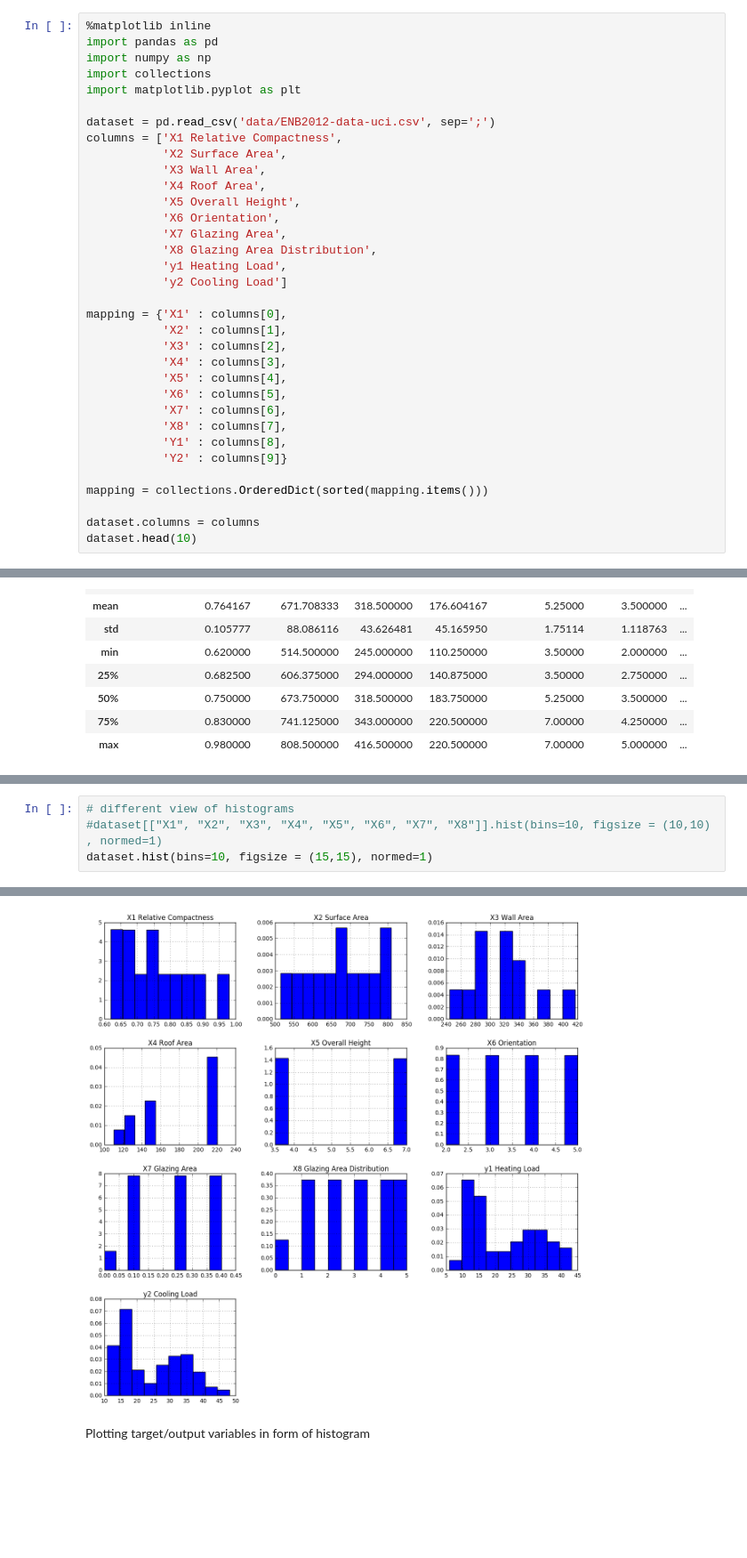
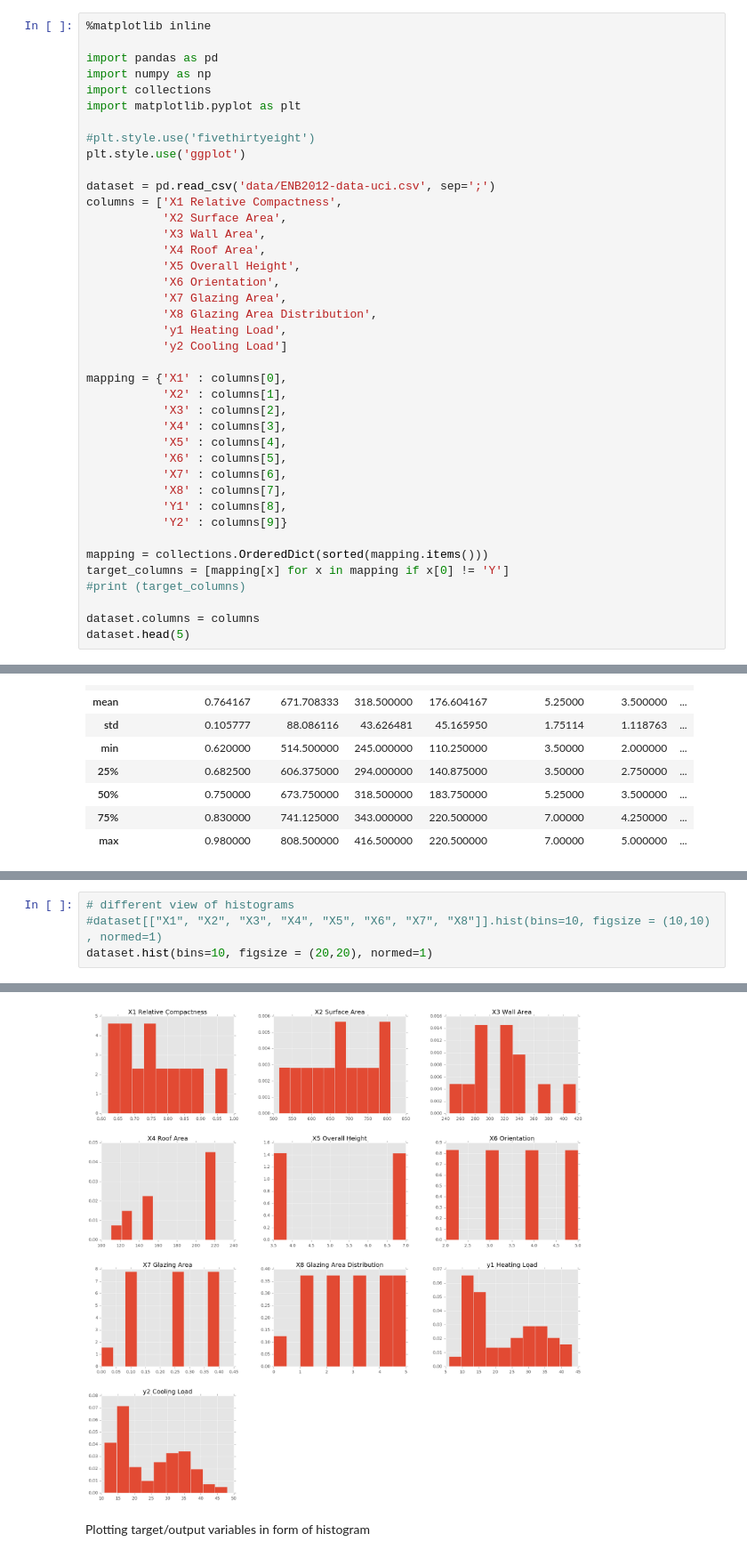
Before and after one commit to vdmitriyev/data-analysis-notebooks, a Jupyter notebook: energy-residential-buildings/energy-residential-buildings.ipynb, the cells around one changed output, grey strips where cells are left out. Shown at 89% size. Saved outputs shown, nothing was run; the diff lists cells and outputs as text; blank space fills up the shorter version.

```diff
--- a/energy-residential-buildings/energy-residential-buildings.ipynb
+++ b/energy-residential-buildings/energy-residential-buildings.ipynb
@@ -37,10 +37,14 @@ Specifically:
 The first step is always a data loading. Before loading data was converted from original Excel file into CSV.
 # %%
 %matplotlib inline
+
 import pandas as pd
 import numpy as np
 import collections
 import matplotlib.pyplot as plt
+
+#plt.style.use('fivethirtyeight')
+plt.style.use('ggplot')
 
 dataset = pd.read_csv('data/ENB2012-data-uci.csv', sep=';')
 columns = ['X1 Relative Compactness',
@@ -66,9 +70,11 @@ mapping = {'X1' : columns[0],
            'Y2' : columns[9]}
 
 mapping = collections.OrderedDict(sorted(mapping.items()))
+target_columns = [mapping[x] for x in mapping if x[0] != 'Y']
+#print (target_columns)
 
 dataset.columns = columns
-dataset.head(10)
+dataset.head(5)
 # %% [output]
 |  | X1 Relative Compactness | X2 Surface Area | X3 Wall Area | X4 Roof Area | X5 Overall Height | X6 Orientation | ... |
 | 0 | 0.98 | 514.5 | 294.0 | 110.25 | 7.0 | 2 | ... |
@@ -110,21 +124,21 @@ array([[<matplotlib.axes._subplots.AxesSubplot object at 0x...>,
 # %%
 # different view of histograms
 #dataset[["X1", "X2", "X3", "X4", "X5", "X6", "X7", "X8"]].hist(bins=10, figsize = (10,10) , normed=1)
-dataset.hist(bins=10, figsize = (15,15), normed=1)
+dataset.hist(bins=10, figsize = (20,20), normed=1)
 # %% [output]
 array([[<matplotlib.axes._subplots.AxesSubplot object at 0x...>,
         <matplotlib.axes._subplots.AxesSubplot object at 0x...>,
         <matplotlib.axes._subplots.AxesSubplot object at 0x...>],
        [<matplotlib.axes._subplots.AxesSubplot object at 0x...>,
         <matplotlib.axes._subplots.AxesSubplot object at 0x...>,
         <matplotlib.axes._subplots.AxesSubplot object at 0x...>],
        [<matplotlib.axes._subplots.AxesSubplot object at 0x...>,
         <matplotlib.axes._subplots.AxesSubplot object at 0x...>,
         <matplotlib.axes._subplots.AxesSubplot object at 0x...>],
        [<matplotlib.axes._subplots.AxesSubplot object at 0x...>,
         <matplotlib.axes._subplots.AxesSubplot object at 0x...>,
         <matplotlib.axes._subplots.AxesSubplot object at 0x...>]], dtype=object)
-[figure, old version]
+[figure, new version]
 # %% [markdown]
 Plotting target/output variables in form of histogram
 # %%
```
Also changed, not shown: parts of 21 cells of this notebook, 1 other file.
